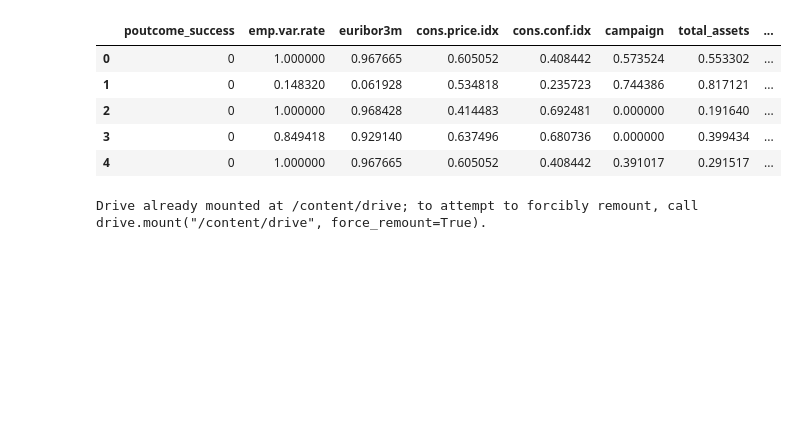
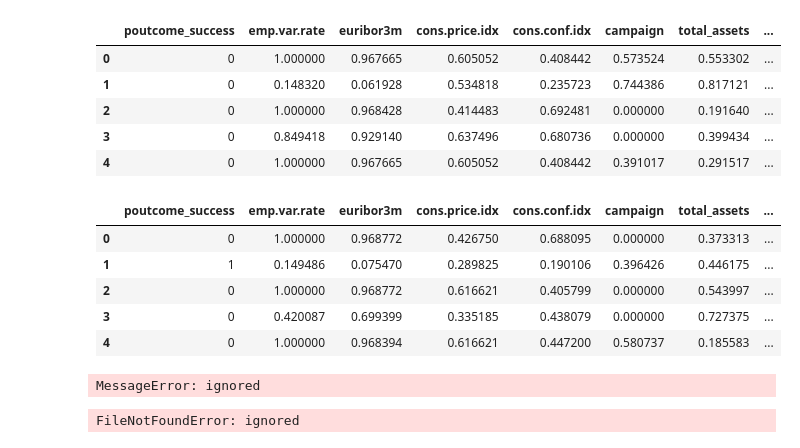
Before and after one commit to mulcahrj/DATA6545_Final, a Jupyter notebook: Final_Project_Feature_Selection.ipynb, the cells around one changed output. Saved outputs shown, nothing was run; the diff lists cells and outputs as text; code cells hidden in the pictures; blank space fills up the shorter version.

```diff
--- a/Final_Project_Feature_Selection.ipynb
+++ b/Final_Project_Feature_Selection.ipynb
@@ -6,8 +6,10 @@ import numpy as np
 # %%
 # Read Excel file and set up in
 path = 'https://raw.githubusercontent.com/mulcahrj/DATA6545_Final/main/train_complete.csv'
+train_complete = pd.read_csv(path)
 
-train_complete = pd.read_csv(path)
+path = 'https://raw.githubusercontent.com/mulcahrj/DATA6545_Final/main/test_complete.csv'
+test_complete = pd.read_csv(path)
 # %%
 # Import the necessary libraries first
 #### Correlation method - for classification chi2 only
@@ -151,12 +153,26 @@ features.head()
 | 2 | 0 | 1.000000 | 0.968428 | 0.414483 | 0.692481 | 0.000000 | 0.191640 | ... |
 | 3 | 0 | 0.849418 | 0.929140 | 0.637496 | 0.680736 | 0.000000 | 0.399434 | ... |
 | 4 | 0 | 1.000000 | 0.967665 | 0.605052 | 0.408442 | 0.391017 | 0.291517 | ... |
+# %%
+features_test = test_complete[features_selected]
+features_test.head()
+# %% [output]
+|  | poutcome_success | emp.var.rate | euribor3m | cons.price.idx | cons.conf.idx | campaign | total_assets | ... |
+| 0 | 0 | 1.000000 | 0.968772 | 0.426750 | 0.688095 | 0.000000 | 0.373313 | ... |
+| 1 | 1 | 0.149486 | 0.075470 | 0.289825 | 0.190106 | 0.396426 | 0.446175 | ... |
+| 2 | 0 | 1.000000 | 0.968772 | 0.616621 | 0.405799 | 0.000000 | 0.543997 | ... |
+| 3 | 0 | 0.420087 | 0.699399 | 0.335185 | 0.438079 | 0.000000 | 0.727375 | ... |
+| 4 | 0 | 1.000000 | 0.968394 | 0.616621 | 0.447200 | 0.580737 | 0.185583 | ... |
 # %%
-#from google.colab import drive
-#drive.mount('/content/drive')
+from google.colab import drive
+drive.mount('/content/drive')
 # %% [output]
-Drive already mounted at /content/drive; to attempt to forcibly remount, call drive.mount("/content/drive", force_remount=True).
+MessageError: ignored
 # %%
-#path = '/content/drive/MyDrive/Classroom/DATA 6545: Machine Learning for Predictive Analysis SP2022/Final Project/selected_features.csv'
+path = '/content/drive/MyDrive/Classroom/DATA 6545: Machine Learning for Predictive Analysis SP2022/Final Project/selected_features_train.csv'
+features_train.to_csv(path,index=False)
 
-#features.to_csv(path,index=False)
+path = '/content/drive/MyDrive/Classroom/DATA 6545: Machine Learning for Predictive Analysis SP2022/Final Project/selected_features_test.csv'
+features_test.to_csv(path,index=False)
+# %% [output]
+FileNotFoundError: ignored
```
Also changed, not shown: parts of 2 cells of this notebook.
